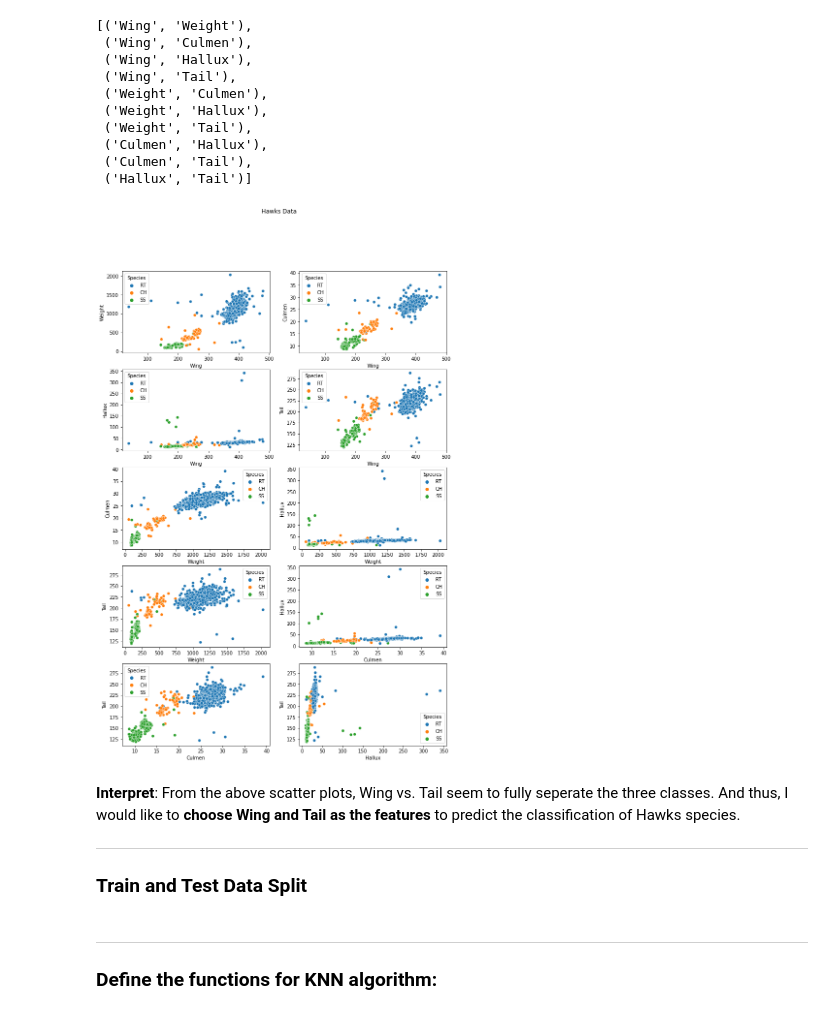
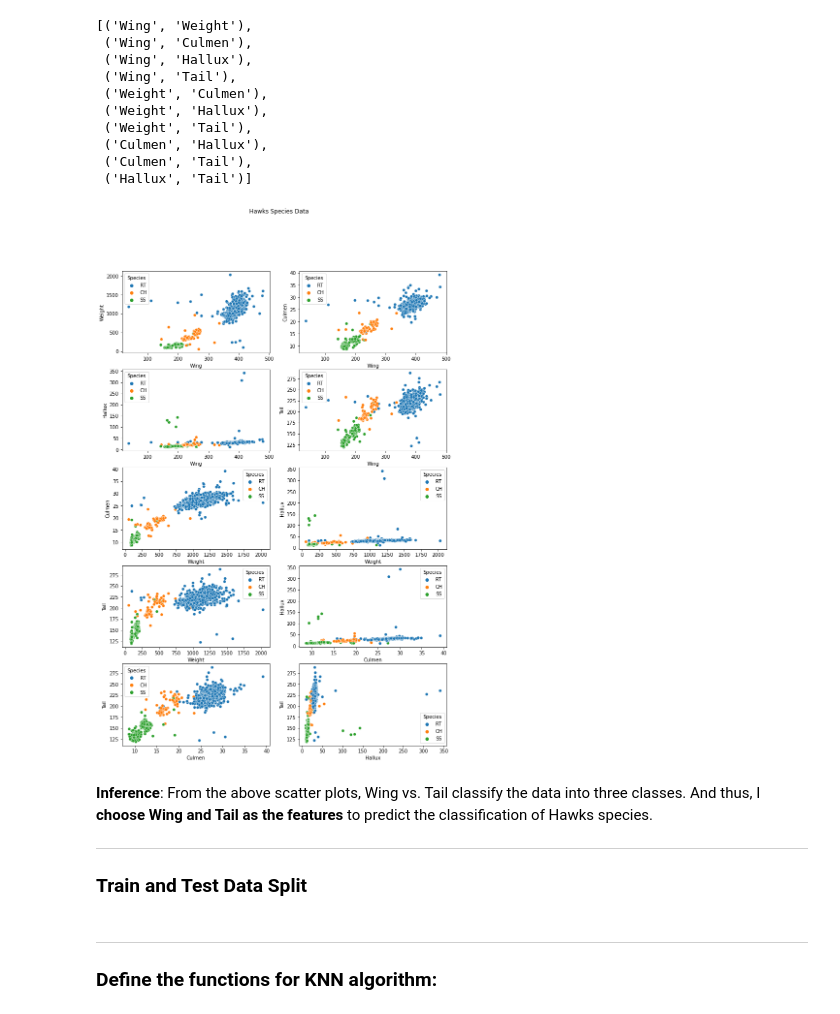
Before and after one commit to ppunia74/INDE-577_Fall2022, a Jupyter notebook: SupervisedLearning/6 - K Nearest Neighbors (KNN)/KNN.ipynb, the cells around one changed output. Saved outputs shown, nothing was run; the diff lists cells and outputs as text; code cells hidden in the pictures.

```diff
--- a/SupervisedLearning/6 - K Nearest Neighbors (KNN)/KNN.ipynb
+++ b/SupervisedLearning/6 - K Nearest Neighbors (KNN)/KNN.ipynb
@@ -194,18 +174,18 @@ L
 # %%
 # Plot an overall scatter points between any 2 feature measures
 fig, ax = plt.subplots(nrows = 5,
                        ncols = 2,
                        figsize = (12, 18))
 
 for p, q in zip(L, [(0, 0), (0, 1), (1, 0), (1, 1), (2, 0), (2, 1), (3, 0), (3, 1), (4, 0), (4, 1)]):
     sns.scatterplot(data = hawks, x = p[0] , y = p[1], hue = 'Species', ax = ax[q])
 
-fig.suptitle('Hawks Data')
+fig.suptitle('Hawks Species Data')
 plt.show()
 # %% [output]
-[figure, old version]
+[figure, new version]
 # %% [markdown]
-**Interpret**: From the above scatter plots, Wing vs. Tail seem to fully seperate the three classes. And thus, I would like to **choose Wing and Tail as the features** to predict the classification of Hawks species.
+**Inference**: From the above scatter plots, Wing vs. Tail classify the data into three classes. And thus, I **choose Wing and Tail as the features** to predict the classification of Hawks species.
 
 ---
 
```
Also changed, not shown: parts of 27 cells of this notebook.
